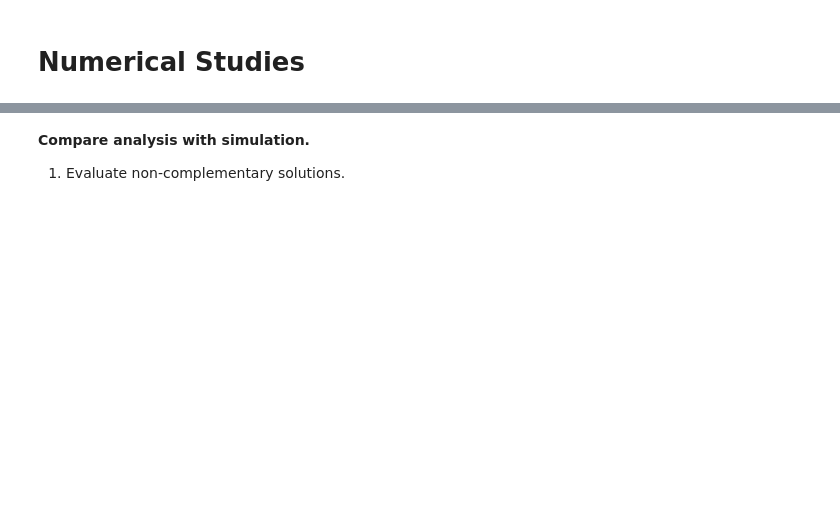
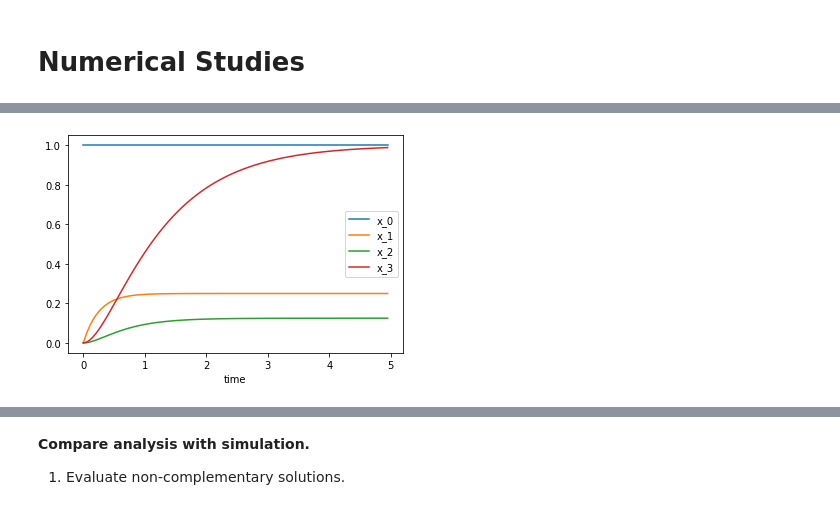
Before and after one commit to ScienceStacks/common_python, a Jupyter notebook: notebooks/Solving Inhomogeneous LTI Differential Equations.ipynb, the cells around one changed output, grey strips where cells are left out. Saved outputs shown, nothing was run; the diff lists cells and outputs as text; code cells hidden in the pictures; blank space fills up the shorter version.

```diff
--- a/notebooks/Solving Inhomogeneous LTI Differential Equations.ipynb
+++ b/notebooks/Solving Inhomogeneous LTI Differential Equations.ipynb
@@ -374,0 +392,13 @@ rr.plot(rr.simulate())
+# %%
+su.addSymbols("k0 k1 k2 k3")
+aMat = sympy.Matrix([ [   0,           0,   0,  0],
+                       [   k0,  -(k1 + k3),  0,  0],
+                       [   0,          k1, -k2,  0],
+                       [   0,          k3,  k2, -k0],
+                       ])
+initialVec = sympy.Matrix([1, 0, 0, 0])
+solver = LTISolver(aMat, initialVec)
+subs={k0:1, k1: 1, k2: 2, k3: 3}
+solver.plot(0, 5, 100, subs=subs)
+# %% [output]
+[figure, added]
```
Also changed, not shown: parts of 18 cells of this notebook, 3 other files.
